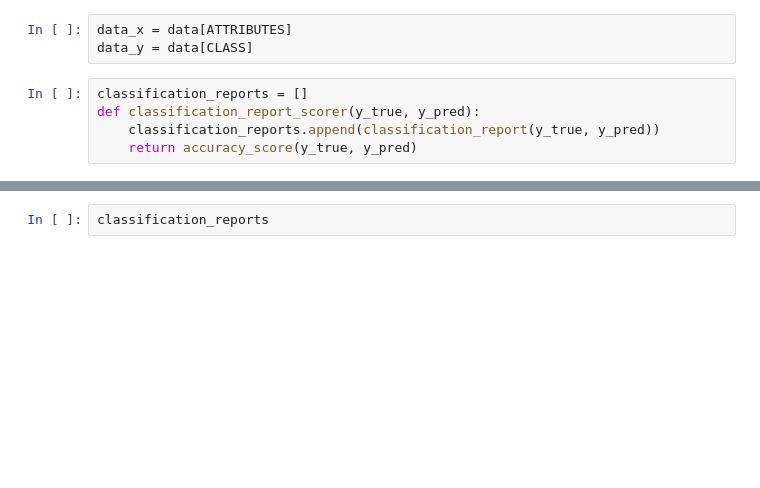
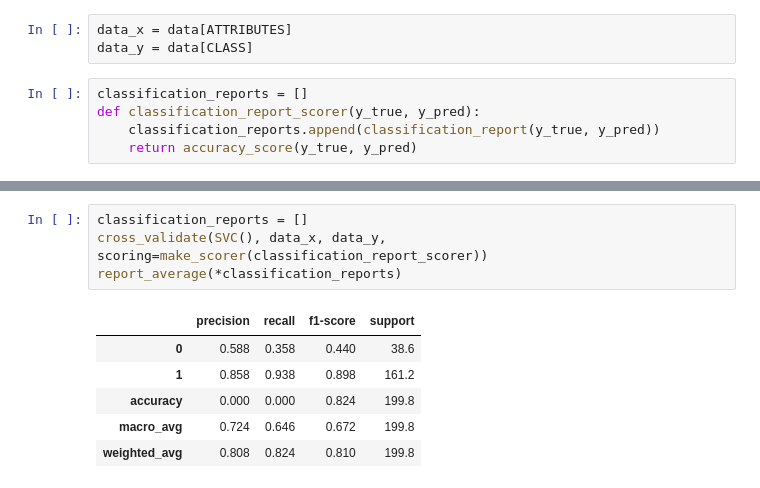
Before and after one commit to hwelsters/internal-consistency, a Jupyter notebook: 07-08-2023 (ml)/ml.ipynb, the cells around one changed output, grey strips where cells are left out. Drawn from its saved outputs; the diff is of its cells as text; blank space fills up the shorter version.

```diff
--- a/07-08-2023 (ml)/ml.ipynb
+++ b/07-08-2023 (ml)/ml.ipynb
@@ -45,2 +84,11 @@ cross_validate(RandomForestClassifier(), data_x, data_y, scoring=make_scorer(cla
-# %%
-classification_reports
+# %%
+classification_reports = []
+cross_validate(SVC(), data_x, data_y, scoring=make_scorer(classification_report_scorer))
+report_average(*classification_reports)
+# %% [output]
+|  | precision | recall | f1-score | support |
+| 0 | 0.588 | 0.358 | 0.440 | 38.6 |
+| 1 | 0.858 | 0.938 | 0.898 | 161.2 |
+| accuracy | 0.000 | 0.000 | 0.824 | 199.8 |
+| macro_avg | 0.724 | 0.646 | 0.672 | 199.8 |
+| weighted_avg | 0.808 | 0.824 | 0.810 | 199.8 |
```
Also changed, not shown: parts of 9 cells of this notebook.
